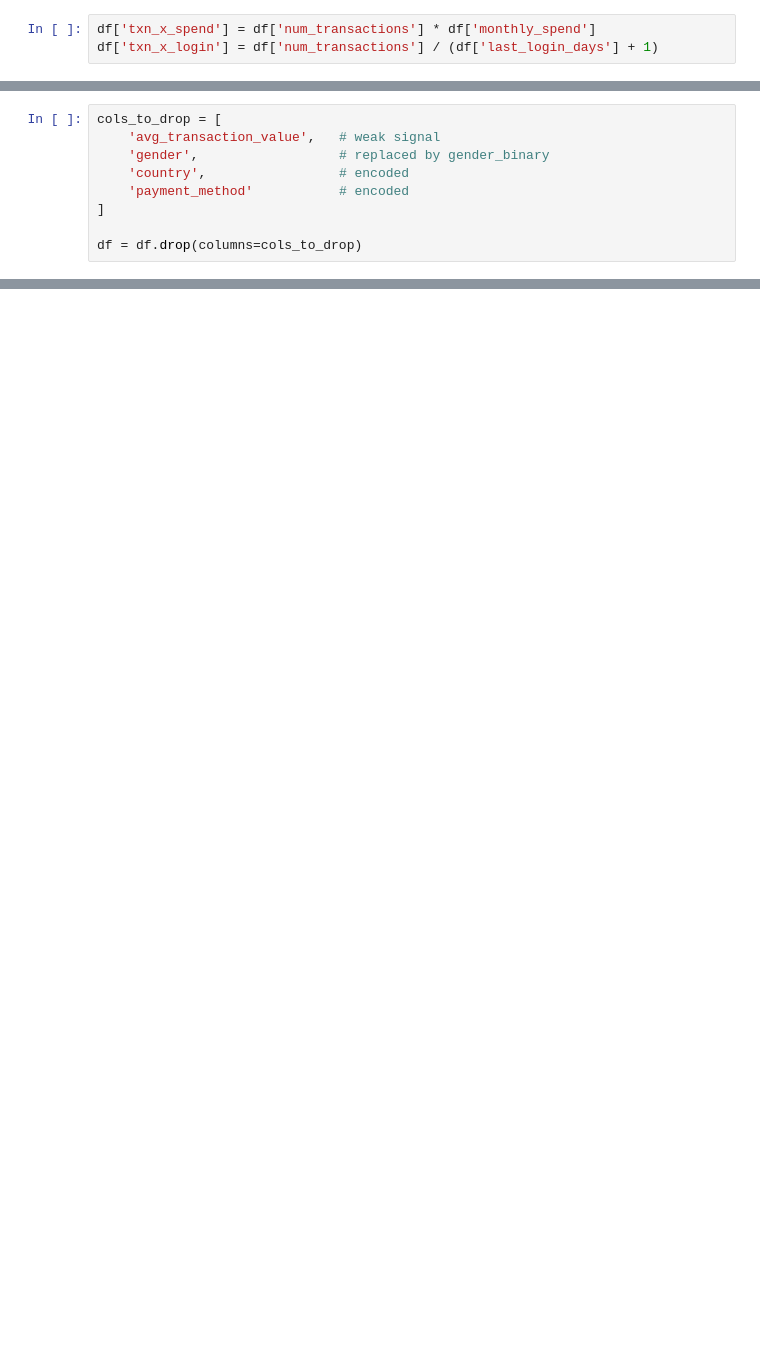
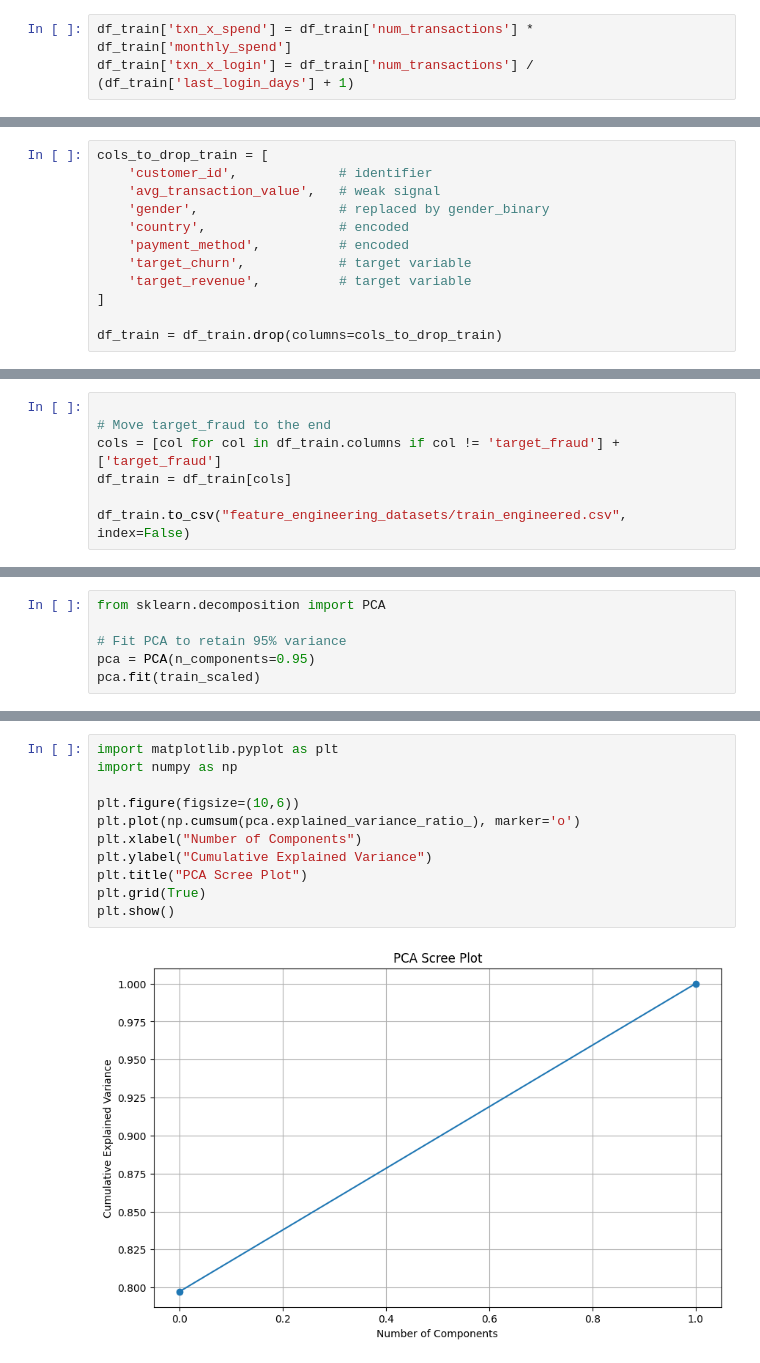
Before and after one commit to Amirthagenius/Multi-Layered-Behavioral-Fraud-Detection, a Jupyter notebook: 02_feature_engineering.ipynb, the cells around one changed output, grey strips where cells are left out. Drawn from its saved outputs; the diff is of its cells as text; blank space fills up the shorter version.

Commit message:
Edit- Implemented Feature Engineering with train and test datsets, Normalisation, Correlation Matrix and PCA

```diff
--- a/02_feature_engineering.ipynb
+++ b/02_feature_engineering.ipynb
@@ -74,3 +117,3 @@ df = pd.concat([df, pm_dummies], axis=1)
 # %%
-df['txn_x_spend'] = df['num_transactions'] * df['monthly_spend']
-df['txn_x_login'] = df['num_transactions'] / (df['last_login_days'] + 1)
+df_train['txn_x_spend'] = df_train['num_transactions'] * df_train['monthly_spend']
+df_train['txn_x_login'] = df_train['num_transactions'] / (df_train['last_login_days'] + 1)
@@ -79,9 +149,12 @@ df['txn_x_login'] = df['num_transactions'] / (df['last_login_days'] + 1)
 # %%
-cols_to_drop = [
+cols_to_drop_train = [
+    'customer_id',             # identifier
     'avg_transaction_value',   # weak signal
     'gender',                  # replaced by gender_binary
     'country',                 # encoded
-    'payment_method'           # encoded
+    'payment_method',          # encoded
+    'target_churn',            # target variable
+    'target_revenue',          # target variable
 ]
 
-df = df.drop(columns=cols_to_drop)
+df_train = df_train.drop(columns=cols_to_drop_train)
@@ -95,0 +163,7 @@ print("Saved as data_engineered.csv")
+# %%
+
+# Move target_fraud to the end
+cols = [col for col in df_train.columns if col != 'target_fraud'] + ['target_fraud']
+df_train = df_train[cols]
+
+df_train.to_csv("feature_engineering_datasets/train_engineered.csv", index=False)
@@ -95,0 +329,6 @@ print("Saved as data_engineered.csv")
+# %%
+from sklearn.decomposition import PCA
+
+# Fit PCA to retain 95% variance
+pca = PCA(n_components=0.95)
+pca.fit(train_scaled)
@@ -95,0 +356,13 @@ print("Saved as data_engineered.csv")
+# %%
+import matplotlib.pyplot as plt
+import numpy as np
+
+plt.figure(figsize=(10,6))
+plt.plot(np.cumsum(pca.explained_variance_ratio_), marker='o')
+plt.xlabel("Number of Components")
+plt.ylabel("Cumulative Explained Variance")
+plt.title("PCA Scree Plot")
+plt.grid(True)
+plt.show()
+# %% [output]
+[figure, added]
```
Also changed, not shown: parts of 82 cells of this notebook, 10 other files.
